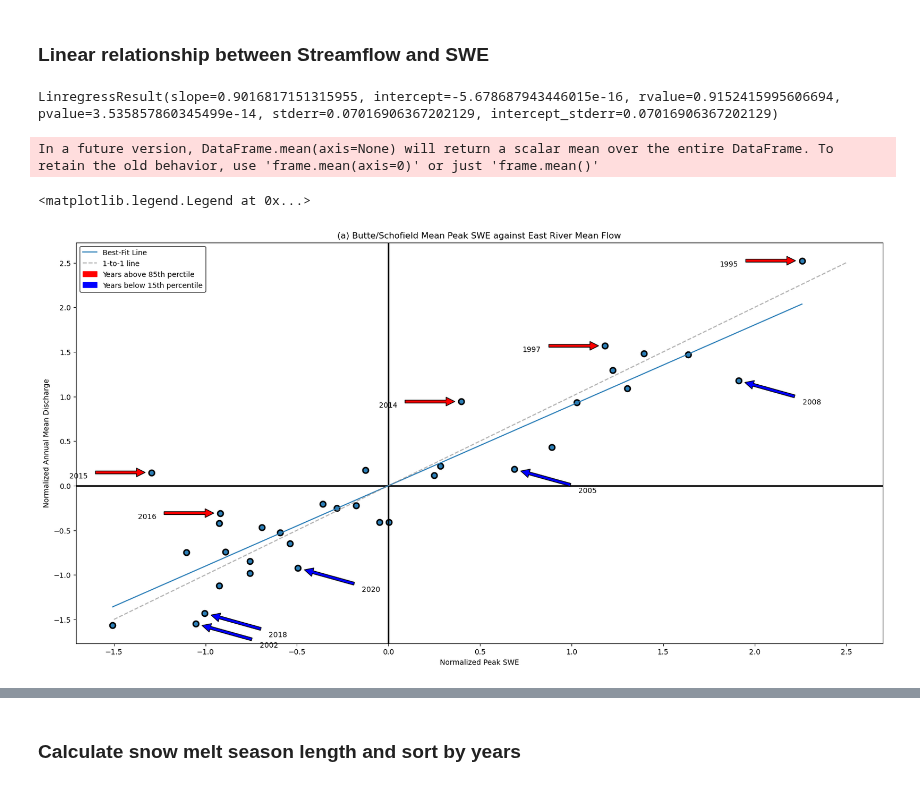
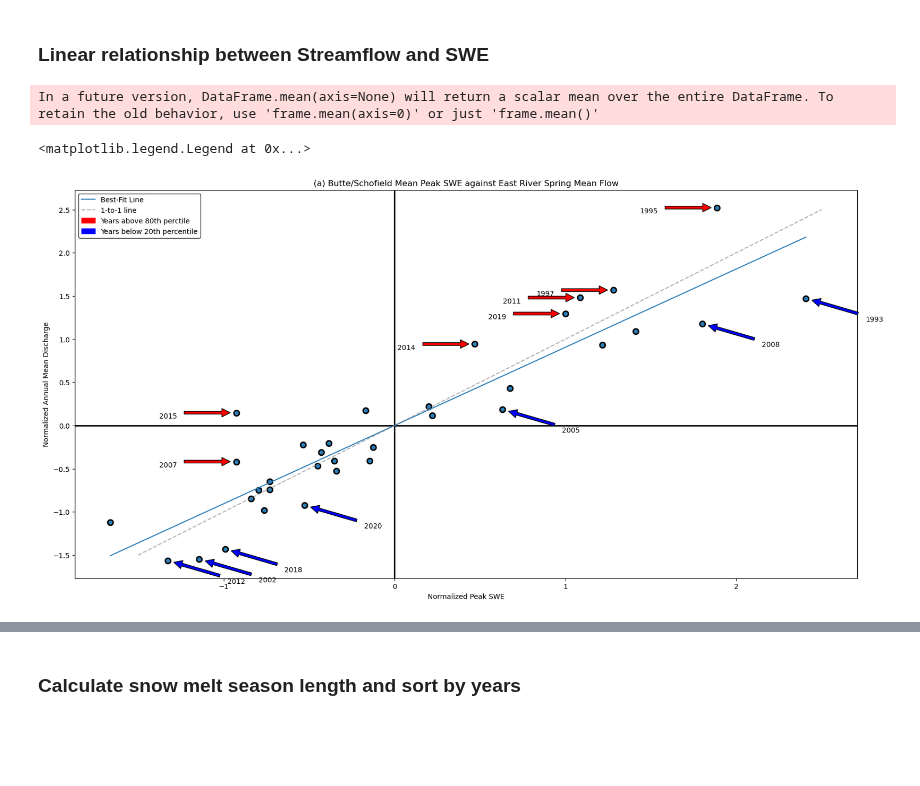
Before and after one commit to dlhogan97/Spring-Precipitation-Effect-CO-River, a Jupyter notebook: notebooks/annual_water_flux_rank.ipynb, the cells around one changed output, grey strips where cells are left out. Cells and saved outputs as stored; diff of their text form; code cells hidden in the pictures; blank space fills up the shorter version.

```diff
--- a/notebooks/annual_water_flux_rank.ipynb
+++ b/notebooks/annual_water_flux_rank.ipynb
@@ -117,9 +124,5 @@ normalized_sntl_peak_swe = ((butte_schofield_mean_peak_swe - butte_schofield_mea
-# %%
-stats.linregress(normalized_sntl_peak_swe['WTEQ'], normalized_er_annual_q['mean_discharge'])
-# %% [output]
-LinregressResult(slope=0.9016817151315955, intercept=-5.678687943446015e-16, rvalue=0.9152415995606694, pvalue=3.535857860345499e-14, stderr=0.07016906367202129, intercept_stderr=0.07016906367202129)
 # %%
-slope, intercept, rvalue, pvalue,stderr  = stats.linregress(normalized_sntl_peak_swe['WTEQ'], normalized_er_annual_q['mean_discharge'])
+slope, intercept, rvalue, pvalue,stderr  = stats.linregress(normalized_sntl_peak_swe['WTEQ'], normalized_er_spring_q['mean_discharge'])
 
 alpha = 0.05
 c = (1 - alpha)
@@ -127,7 +130,7 @@ c = (1 - alpha)
 # Create regression line and residuals
 X = normalized_sntl_peak_swe['WTEQ']
 y_predicted = intercept + slope*X
-residual = (normalized_er_annual_q['mean_discharge']-y_predicted)
+residual = (normalized_er_spring_q['mean_discharge']-y_predicted)
 
 # Setup
 n = X.size
@@ -138,7 +141,7 @@ t = stats.t.ppf(c, dof)
 sse = np.sum(residual**2)
 
 # total sum of squares (y)
-sst = np.sum( (normalized_er_annual_q - np.mean(normalized_er_annual_q))**2 )
+sst = np.sum( (normalized_er_spring_q - np.mean(normalized_er_spring_q))**2 )
 
 # total sum of squares (x)
 sst_x = np.sum( (X - np.mean(X))**2 )
@@ -167,50 +170,50 @@ In a future version, DataFrame.mean(axis=None) will return a scalar mean over th
 fig, ax = plt.subplots(ncols=1, figsize=(20,10))
 colors = ['#2c7fb8','#7fcdbb']
 residual=residual.dropna()
-idx_15th_percentile = (residual[residual < np.percentile(residual,15)].index)
-idx_85th_percentile = residual[residual > np.percentile(residual,85)].index
+idx_20th_percentile = (residual[residual < np.percentile(residual,20)].index).astype(int)
+idx_80th_percentile = (residual[residual > np.percentile(residual,80)].index).astype(int)
 
-ax.scatter(normalized_sntl_peak_swe, normalized_er_annual_q, color=colors[0], edgecolor='k', s=60, lw=2)
+ax.scatter(normalized_sntl_peak_swe, normalized_er_spring_q, color=colors[0], edgecolor='k', s=60, lw=2)
 ax.axhline(0, color='k', lw=2)
 ax.axvline(0, color='k', lw=2)
 ax.plot([X.min(),X.max()], intercept+slope*np.array([X.min(),X.max()]), color=colors[0], label='Best-Fit Line')
 ax.plot([-1.5,2.5],[-1.5,2.5], label='1-to-1 line', color='grey', ls='--', alpha=0.6)
 # ax.plot(p_x, p_y_lower, color=colors[1], ls='--', label='Upper/Lower 90% Confidence Bound')
 # ax.plot(p_x, p_y_upper, color=colors[1], ls='--', )
 # ax.fill_between(p_x, p_y_lower,p_y_upper, color=colors[1], alpha=0.3)
 
 
-for i,idx in enumerate(idx_15th_percentile):
+for i,idx in enumerate(idx_20th_percentile):
 
     ax.annotate(str(idx),
-                    (normalized_sntl_peak_swe.loc[idx], normalized_er_annual_q.loc[idx]),
-                    (normalized_sntl_peak_swe.loc[idx]+0.4, normalized_er_annual_q.loc[idx]-0.2),
+                    (normalized_sntl_peak_swe.loc[idx], normalized_er_spring_q.loc[idx]),
+                    (normalized_sntl_peak_swe.loc[idx]+0.4, normalized_er_spring_q.loc[idx]-0.2),
                     arrowprops=dict(facecolor='blue', shrink=0.1),
                     horizontalalignment='center', verticalalignment='top',)
 
-for i,idx in enumerate(idx_85th_percentile):
+for i,idx in enumerate(idx_80th_percentile):
     if idx == 2001:
         ax.annotate(str(idx),
-                (normalized_sntl_peak_swe.loc[idx], normalized_er_annual_q.loc[idx]),
-                (normalized_sntl_peak_swe.loc[idx], normalized_er_annual_q.loc[idx]-0.4),
+                (normalized_sntl_peak_swe.loc[idx], normalized_er_spring_q.loc[idx]),
+                (normalized_sntl_peak_swe.loc[idx], normalized_er_spring_q.loc[idx]-0.4),
                 arrowprops=dict(facecolor='red', shrink=0.1),
                 horizontalalignment='center', verticalalignment='top',)
 
     else:
         ax.annotate(str(idx),
-                (normalized_sntl_peak_swe.loc[idx], normalized_er_annual_q.loc[idx]),
-                (normalized_sntl_peak_swe.loc[idx]-0.4, normalized_er_annual_q.loc[idx]),
+                (normalized_sntl_peak_swe.loc[idx], normalized_er_spring_q.loc[idx]),
+                (normalized_sntl_peak_swe.loc[idx]-0.4, normalized_er_spring_q.loc[idx]),
                 arrowprops=dict(facecolor='red', shrink=0.1),
                 horizontalalignment='center', verticalalignment='top',)
 
-ax.arrow([],[],[],[], color='red', label='Years above 85th perctile',width=0.1)
-ax.arrow([],[],[],[], color='blue', label='Years below 15th percentile',width=0.1)
+ax.arrow([],[],[],[], color='red', label='Years above 80th perctile',width=0.1)
+ax.arrow([],[],[],[], color='blue', label='Years below 20th percentile',width=0.1)
 ax.set_xlabel('Normalized Peak SWE')
 ax.set_ylabel('Normalized Annual Mean Discharge')
-ax.set_title('(a) Butte/Schofield Mean Peak SWE against East River Mean Flow')
+ax.set_title('(a) Butte/Schofield Mean Peak SWE against East River Spring Mean Flow')
 ax.legend(edgecolor='k', facecolor='white')
 # %% [output]
 <matplotlib.legend.Legend at 0x...>
-[figure, old version]
+[figure, new version]
 # %%
 sorted_residual = residual.sort_values()
```
Also changed, not shown: parts of 34 cells of this notebook, 4 other files.
